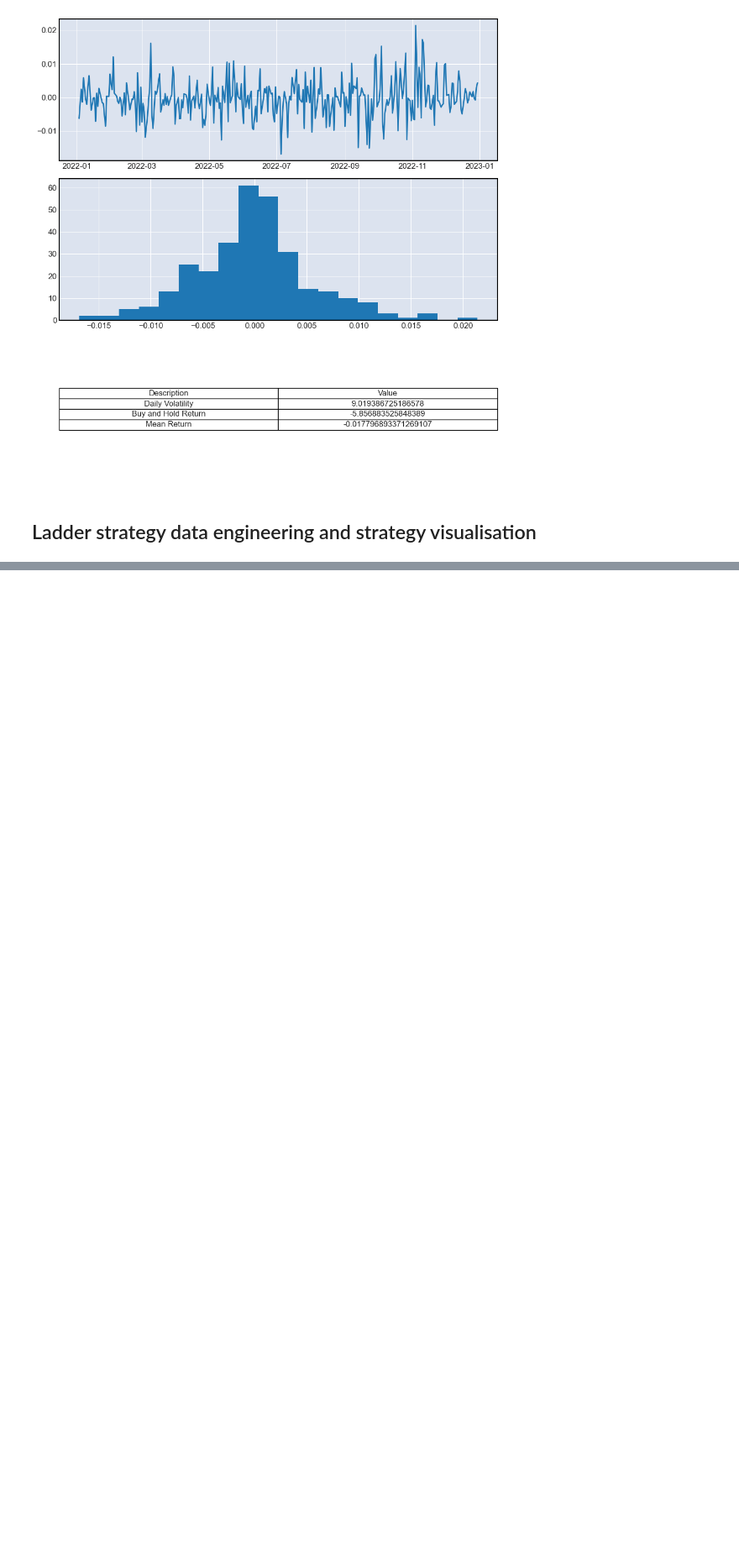
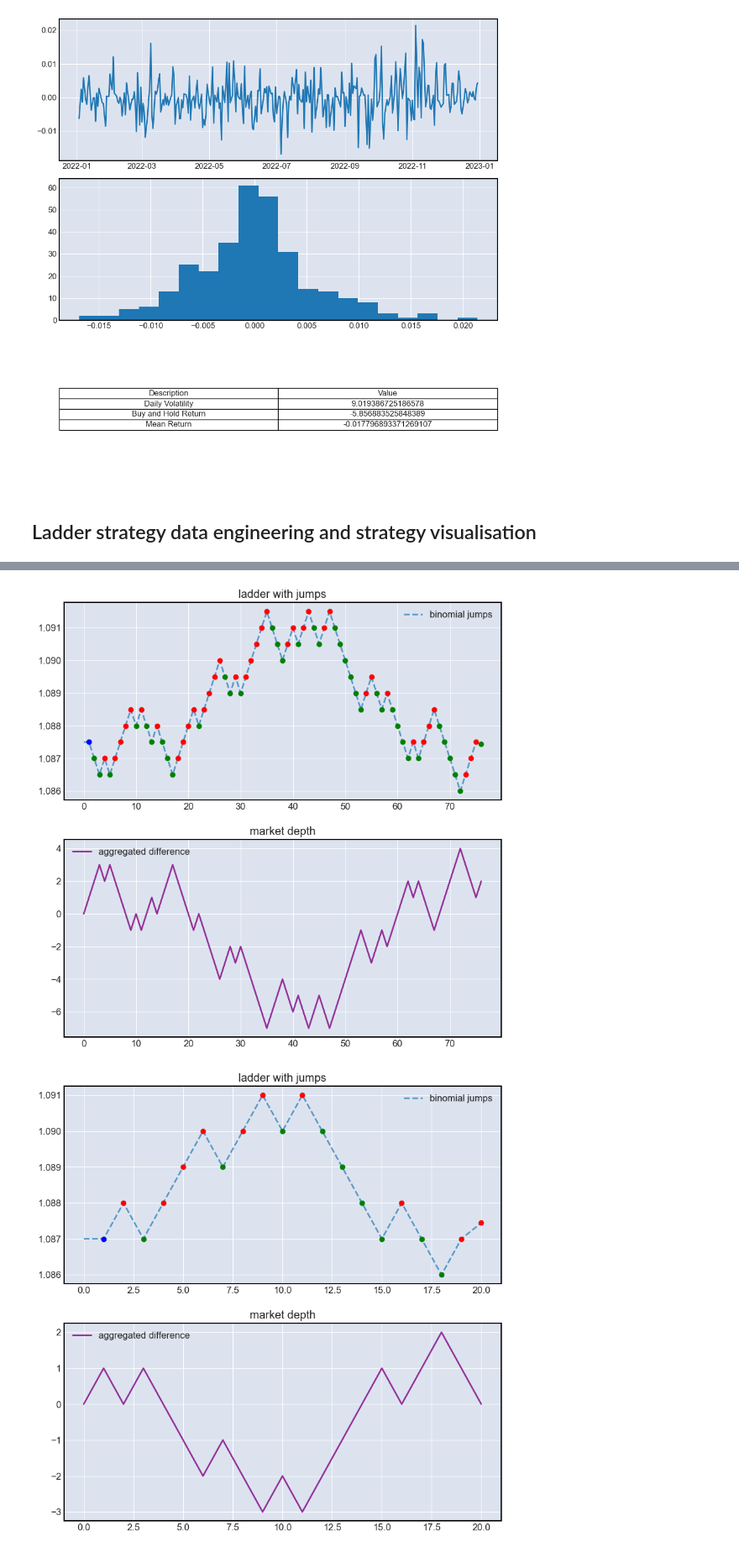
Before and after one commit to SamanvayMS/bp-Trading, a Jupyter notebook: Data_analysis_and_transformation.ipynb, the cells around one changed output, grey strips where cells are left out. Shown at 84% size. Cells and saved outputs as stored; diff of their text form; code cells hidden in the pictures; blank space fills up the shorter version.

```diff
--- a/Data_analysis_and_transformation.ipynb
+++ b/Data_analysis_and_transformation.ipynb
@@ -259,0 +263,7 @@ plot_jumps(ladderized_data)
+# %%
+for grid_sizing in [0.0005, 0.001, 0.002, 0.005]:
+    ladderised_data = ladderize_absolute(tick_data, grid_size=grid_sizing)
+    plot_jumps(ladderised_data)
+# %% [output]
+[figure, added]
+[figure, added]
```
Also changed, not shown: parts of 16 cells of this notebook, 2 other files.
